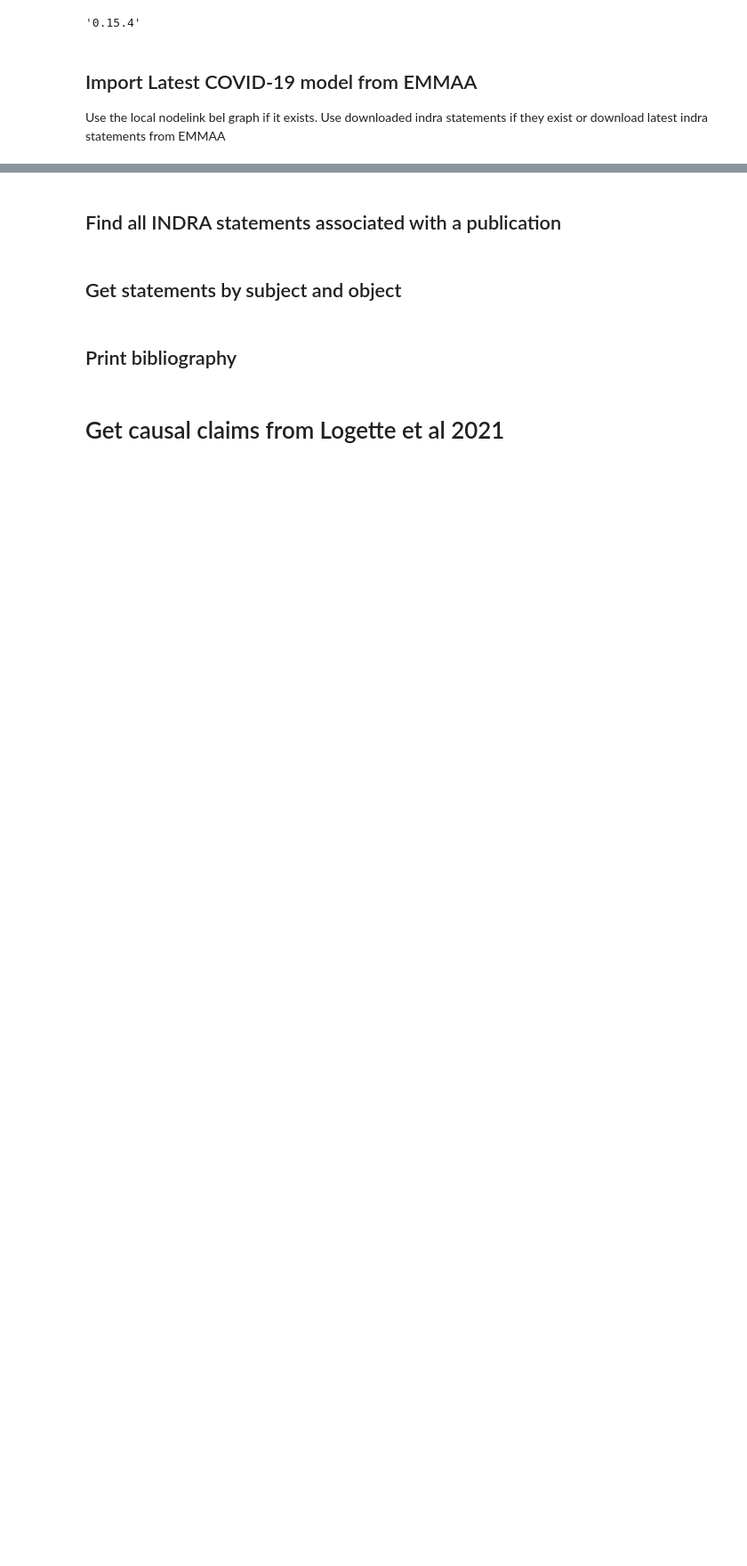
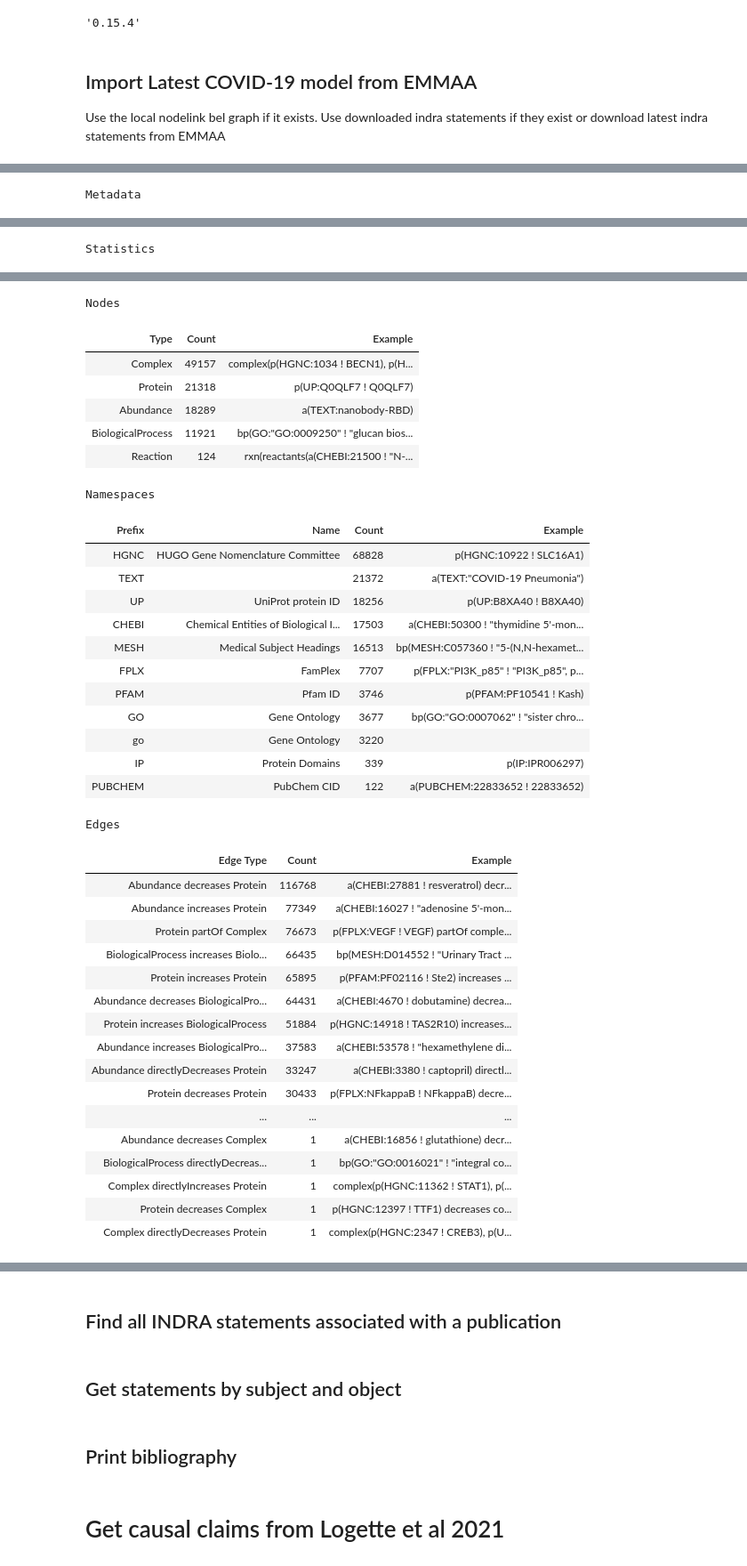
Before and after one commit to y0-causal-inference/y0-bio, a Jupyter notebook: notebooks/Glucose_and_COVID.ipynb, the cells around one changed output, grey strips where cells are left out. Shown at 89% size. Cells and saved outputs as stored; diff of their text form; code cells hidden in the pictures; blank space fills up the shorter version.

```diff
--- a/notebooks/Glucose_and_COVID.ipynb
+++ b/notebooks/Glucose_and_COVID.ipynb
@@ -38,0 +36,7 @@ emmaa_covid_graph = pybel.from_pickle('covid19.pickle.gz')
+# %%
+if os.path.exists('covid19.pickle'):
+    emmaa_covid_graph = pybel.from_pickle('covid19.pickle')
+else:
+    emmaa_covid_graph = pybel.from_emmaa('covid19')
+    pybel.to_pickle(emmaa_covid_graph, 'covid19.pickle')
+# %% [output]
@@ -38,0 +60 @@ emmaa_covid_graph = pybel.from_pickle('covid19.pickle.gz')
+Metadata
@@ -38,0 +64 @@ emmaa_covid_graph = pybel.from_pickle('covid19.pickle.gz')
+Statistics
@@ -39,3 +74,41 @@ emmaa_covid_graph = pybel.from_pickle('covid19.pickle.gz')
+Nodes
+| Type | Count | Example |
+| Complex | 49157 | complex(p(HGNC:1034 ! BECN1), p(H... |
+| Protein | 21318 | p(UP:Q0QLF7 ! Q0QLF7) |
+| Abundance | 18289 | a(TEXT:nanobody-RBD) |
+| BiologicalProcess | 11921 | bp(GO:"GO:0009250" ! "glucan bios... |
+| Reaction | 124 | rxn(reactants(a(CHEBI:21500 ! "N-... |
+Namespaces
+| Prefix | Name | Count | Example |
+| HGNC | HUGO Gene Nomenclature Committee | 68828 | p(HGNC:10922 ! SLC16A1) |
+| TEXT |  | 21372 | a(TEXT:"COVID-19 Pneumonia") |
+| UP | UniProt protein ID | 18256 | p(UP:B8XA40 ! B8XA40) |
+| CHEBI | Chemical Entities of Biological I... | 17503 | a(CHEBI:50300 ! "thymidine 5'-mon... |
+| MESH | Medical Subject Headings | 16513 | bp(MESH:C057360 ! "5-(N,N-hexamet... |
+| FPLX | FamPlex | 7707 | p(FPLX:"PI3K_p85" ! "PI3K_p85", p... |
+| PFAM | Pfam ID | 3746 | p(PFAM:PF10541 ! Kash) |
+| GO | Gene Ontology | 3677 | bp(GO:"GO:0007062" ! "sister chro... |
+| go | Gene Ontology | 3220 |  |
+| IP | Protein Domains | 339 | p(IP:IPR006297) |
+| PUBCHEM | PubChem CID | 122 | a(PUBCHEM:22833652 ! 22833652) |
+Edges
+| Edge Type | Count | Example |
+| Abundance decreases Protein | 116768 | a(CHEBI:27881 ! resveratrol) decr... |
+| Abundance increases Protein | 77349 | a(CHEBI:16027 ! "adenosine 5'-mon... |
+| Protein partOf Complex | 76673 | p(FPLX:VEGF ! VEGF) partOf comple... |
+| BiologicalProcess increases Biolo... | 66435 | bp(MESH:D014552 ! "Urinary Tract ... |
+| Protein increases Protein | 65895 | p(PFAM:PF02116 ! Ste2) increases ... |
+| Abundance decreases BiologicalPro... | 64431 | a(CHEBI:4670 ! dobutamine) decrea... |
+| Protein increases BiologicalProcess | 51884 | p(HGNC:14918 ! TAS2R10) increases... |
+| Abundance increases BiologicalPro... | 37583 | a(CHEBI:53578 ! "hexamethylene di... |
+| Abundance directlyDecreases Protein | 33247 | a(CHEBI:3380 ! captopril) directl... |
+| Protein decreases Protein | 30433 | p(FPLX:NFkappaB ! NFkappaB) decre... |
+| ... | ... | ... |
+| Abundance decreases Complex | 1 | a(CHEBI:16856 ! glutathione) decr... |
+| BiologicalProcess directlyDecreas... | 1 | bp(GO:"GO:0016021" ! "integral co... |
+| Complex directlyIncreases Protein | 1 | complex(p(HGNC:11362 ! STAT1), p(... |
+| Protein decreases Complex | 1 | p(HGNC:12397 ! TTF1) decreases co... |
+| Complex directlyDecreases Protein | 1 | complex(p(HGNC:2347 ! CREB3), p(U... |
 # %%
 emmaa_covid_graph
 # %% [output]
```
Also changed, not shown: parts of 18 cells of this notebook, 2 other files.
